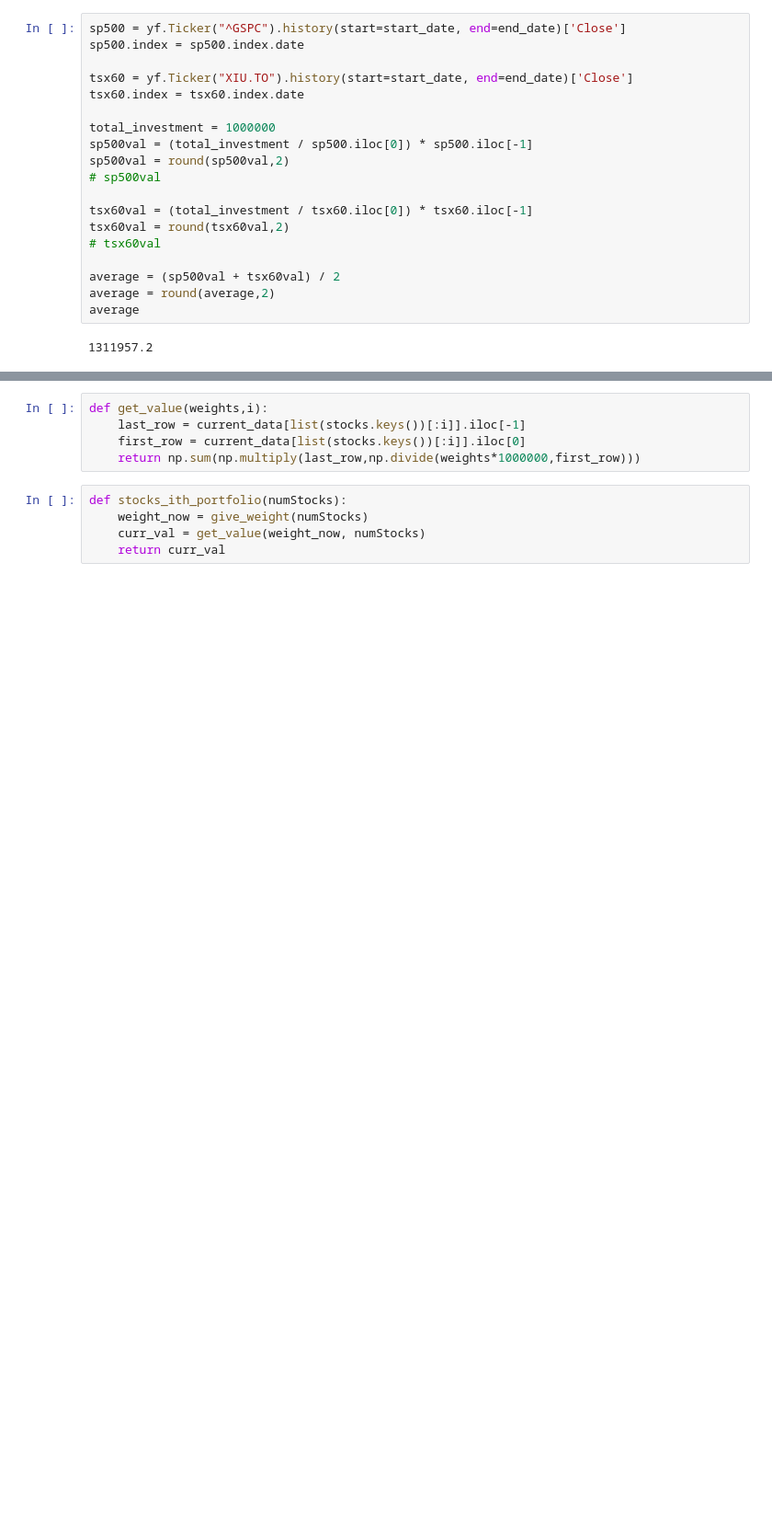
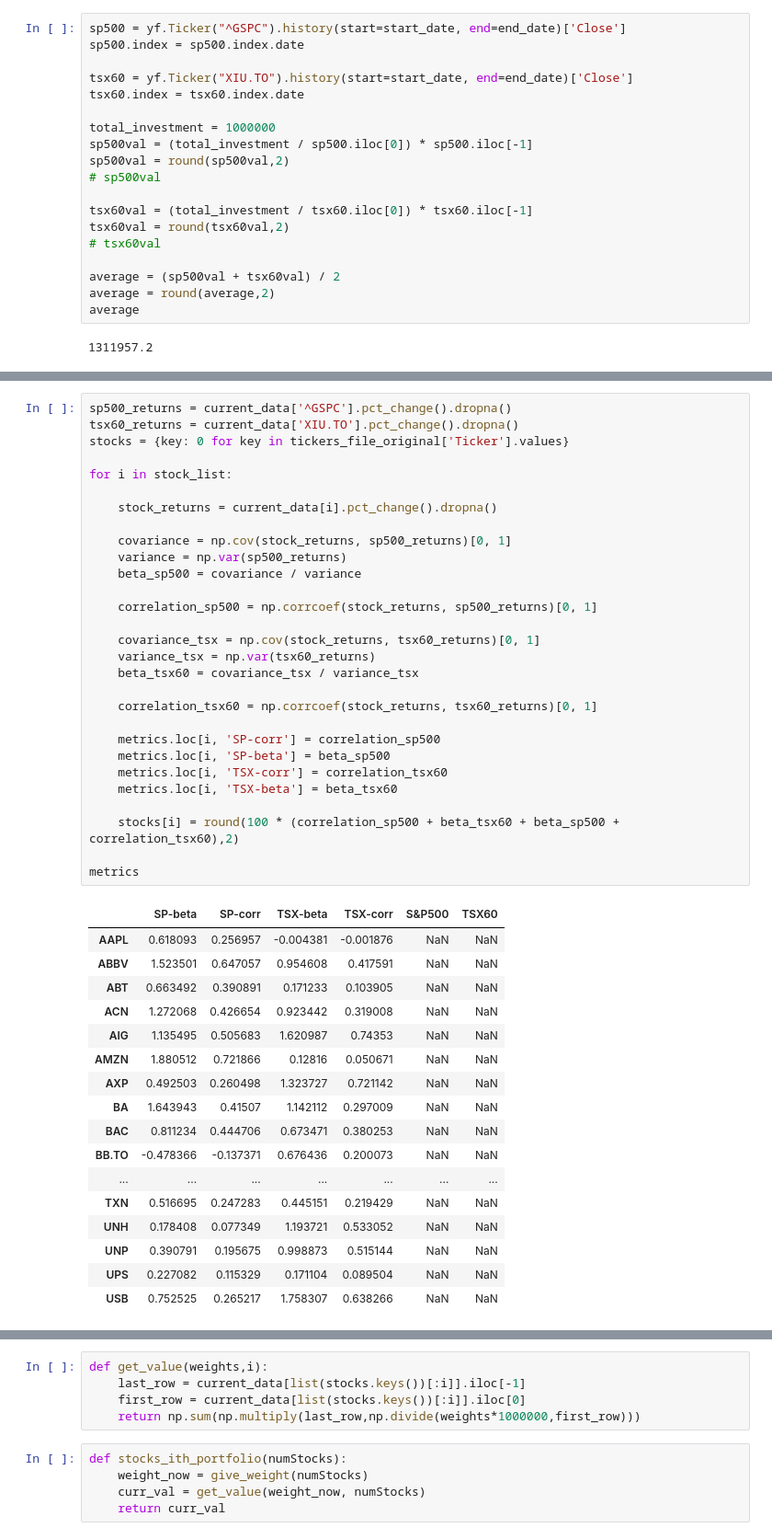
Before and after one commit to gsaujla/Robo-Advising, a Jupyter notebook: Final.ipynb, the cells around one changed output, grey strips where cells are left out. Shown at 92% size. Cells and saved outputs as stored; diff of their text form; blank space fills up the shorter version.

```diff
--- a/Final.ipynb
+++ b/Final.ipynb
@@ -230,3 +192,50 @@ metrics
+# %%
+sp500_returns = current_data['^GSPC'].pct_change().dropna()
+tsx60_returns = current_data['XIU.TO'].pct_change().dropna()
+stocks = {key: 0 for key in tickers_file_original['Ticker'].values}
+
+for i in stock_list:
+
+    stock_returns = current_data[i].pct_change().dropna()
+
+    covariance = np.cov(stock_returns, sp500_returns)[0, 1]
+    variance = np.var(sp500_returns)
+    beta_sp500 = covariance / variance
+
+    correlation_sp500 = np.corrcoef(stock_returns, sp500_returns)[0, 1]
+
+    covariance_tsx = np.cov(stock_returns, tsx60_returns)[0, 1]
+    variance_tsx = np.var(tsx60_returns)
+    beta_tsx60 = covariance_tsx / variance_tsx
+
+    correlation_tsx60 = np.corrcoef(stock_returns, tsx60_returns)[0, 1]
+
+    metrics.loc[i, 'SP-corr'] = correlation_sp500
+    metrics.loc[i, 'SP-beta'] = beta_sp500
+    metrics.loc[i, 'TSX-corr'] = correlation_tsx60
+    metrics.loc[i, 'TSX-beta'] = beta_tsx60
+
+    stocks[i] = round(100 * (correlation_sp500 + beta_tsx60 + beta_sp500 + correlation_tsx60),2)
+
+metrics
+# %% [output]
+|  | SP-beta | SP-corr | TSX-beta | TSX-corr | S&P500 | TSX60 |
+| AAPL | 0.618093 | 0.256957 | -0.004381 | -0.001876 | NaN | NaN |
+| ABBV | 1.523501 | 0.647057 | 0.954608 | 0.417591 | NaN | NaN |
+| ABT | 0.663492 | 0.390891 | 0.171233 | 0.103905 | NaN | NaN |
+| ACN | 1.272068 | 0.426654 | 0.923442 | 0.319008 | NaN | NaN |
+| AIG | 1.135495 | 0.505683 | 1.620987 | 0.74353 | NaN | NaN |
+| AMZN | 1.880512 | 0.721866 | 0.12816 | 0.050671 | NaN | NaN |
+| AXP | 0.492503 | 0.260498 | 1.323727 | 0.721142 | NaN | NaN |
+| BA | 1.643943 | 0.41507 | 1.142112 | 0.297009 | NaN | NaN |
+| BAC | 0.811234 | 0.444706 | 0.673471 | 0.380253 | NaN | NaN |
+| BB.TO | -0.478366 | -0.137371 | 0.676436 | 0.200073 | NaN | NaN |
+| ... | ... | ... | ... | ... | ... | ... |
+| TXN | 0.516695 | 0.247283 | 0.445151 | 0.219429 | NaN | NaN |
+| UNH | 0.178408 | 0.077349 | 1.193721 | 0.533052 | NaN | NaN |
+| UNP | 0.390791 | 0.195675 | 0.998873 | 0.515144 | NaN | NaN |
+| UPS | 0.227082 | 0.115329 | 0.171104 | 0.089504 | NaN | NaN |
+| USB | 0.752525 | 0.265217 | 1.758307 | 0.638266 | NaN | NaN |
 # %%
 beta_threshold = 0.1
 penalty_weight = 20
```
Also changed, not shown: parts of 14 cells of this notebook.
